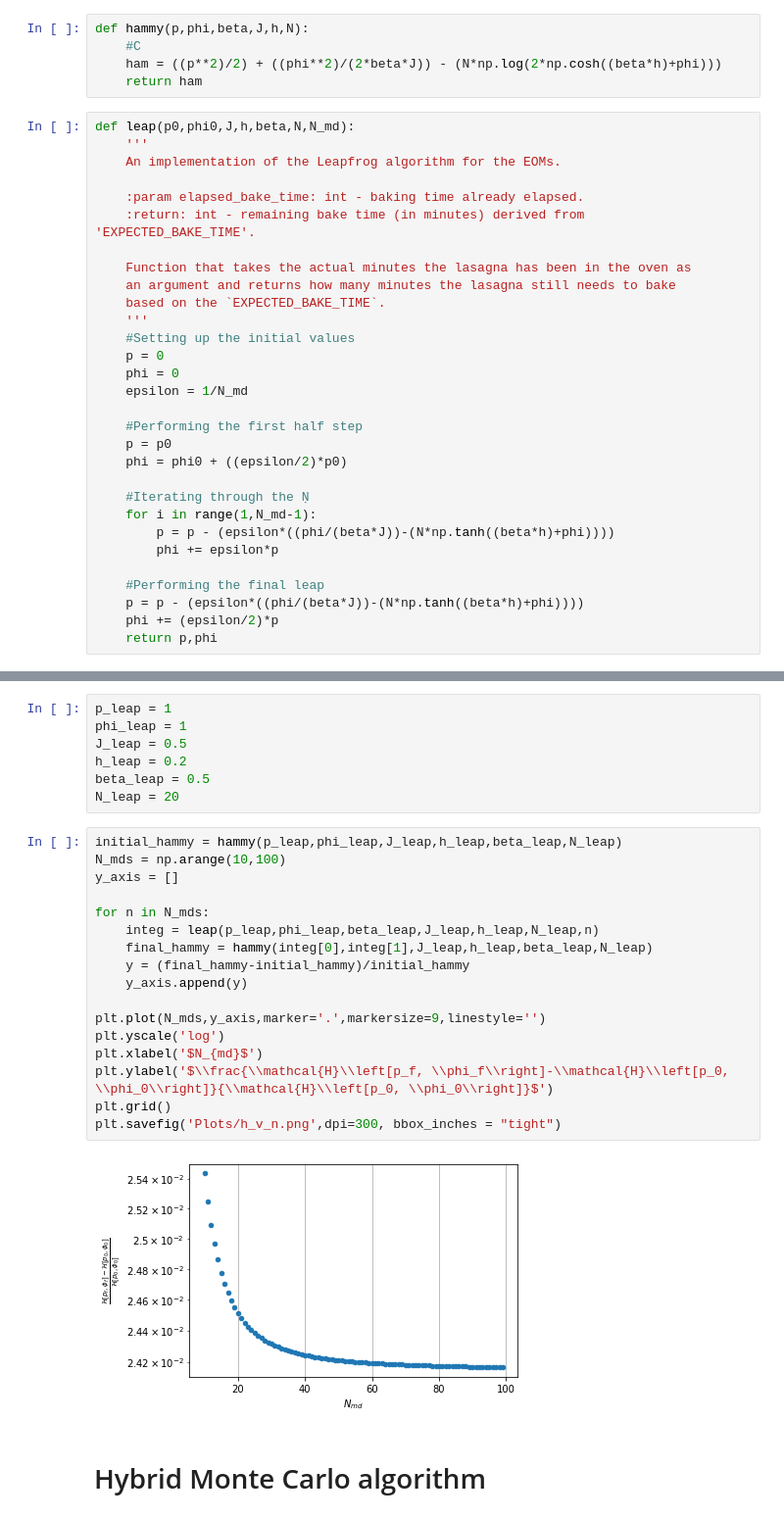
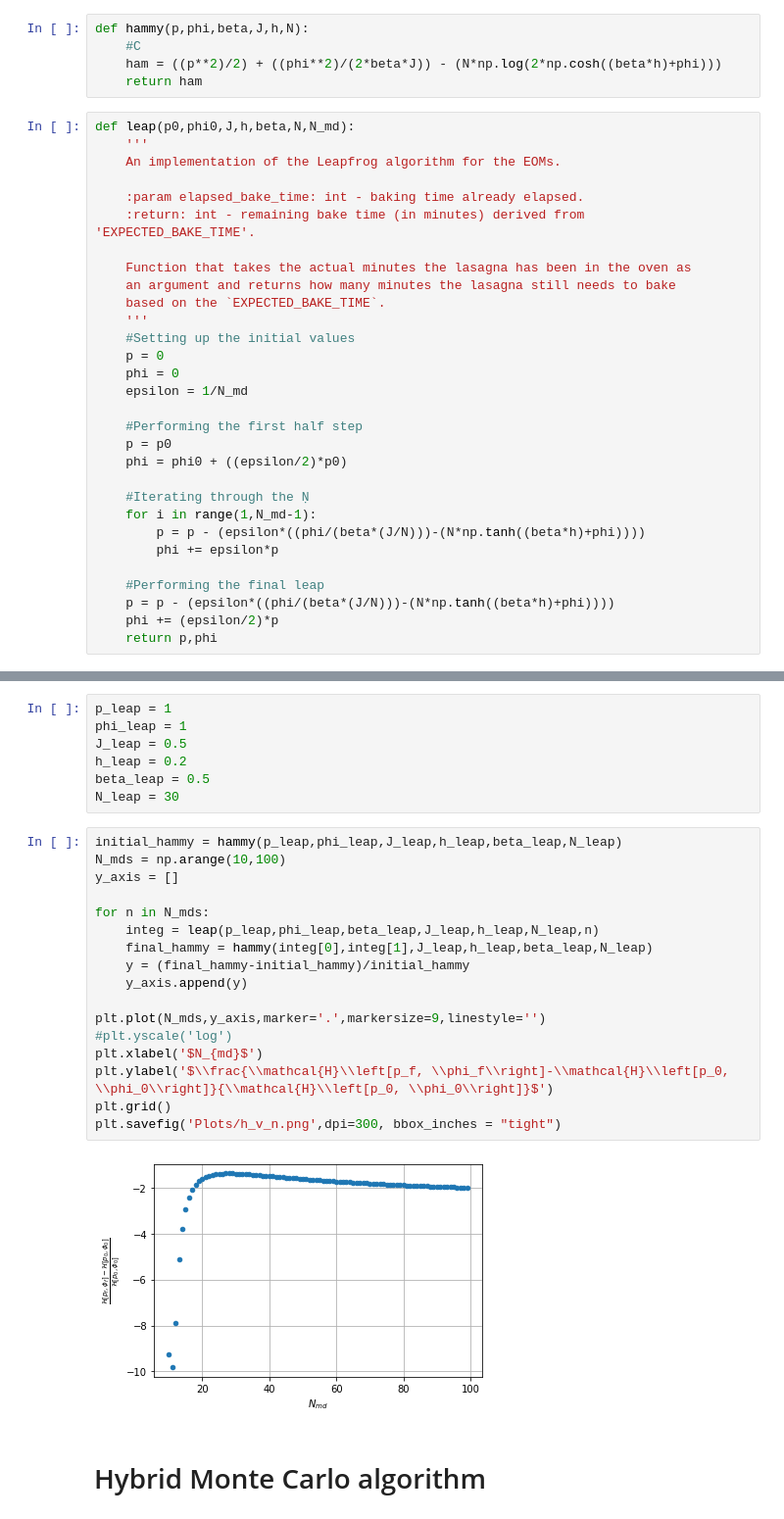
Before and after one commit to PugsGHub/compphyss, a Jupyter notebook: Sheet 3/Ising_HMC_sim.ipynb, the cells around one changed output, grey strips where cells are left out. Shown at 98% size. Saved outputs shown, nothing was run; the diff lists cells and outputs as text.

```diff
--- a/Sheet 3/Ising_HMC_sim.ipynb
+++ b/Sheet 3/Ising_HMC_sim.ipynb
@@ -44,11 +46,11 @@ def leap(p0,phi0,J,h,beta,N,N_md):
 
     #Iterating through the Ṇ
     for i in range(1,N_md-1):
-        p = p - (epsilon*((phi/(beta*J))-(N*np.tanh((beta*h)+phi))))
+        p = p - (epsilon*((phi/(beta*(J/N)))-(N*np.tanh((beta*h)+phi))))
         phi += epsilon*p
 
     #Performing the final leap
-    p = p - (epsilon*((phi/(beta*J))-(N*np.tanh((beta*h)+phi))))
+    p = p - (epsilon*((phi/(beta*(J/N)))-(N*np.tanh((beta*h)+phi))))
     phi += (epsilon/2)*p
     return p,phi
 # %% [markdown]
@@ -59,26 +61,26 @@ phi_leap = 1
 J_leap = 0.5
 h_leap = 0.2
 beta_leap = 0.5
-N_leap = 20
+N_leap = 30
 # %%
 initial_hammy = hammy(p_leap,phi_leap,J_leap,h_leap,beta_leap,N_leap)
 N_mds = np.arange(10,100)
 y_axis = []
 
 for n in N_mds:
     integ = leap(p_leap,phi_leap,beta_leap,J_leap,h_leap,N_leap,n)
     final_hammy = hammy(integ[0],integ[1],J_leap,h_leap,beta_leap,N_leap)
     y = (final_hammy-initial_hammy)/initial_hammy
     y_axis.append(y)
 
 plt.plot(N_mds,y_axis,marker='.',markersize=9,linestyle='')
-plt.yscale('log')
+#plt.yscale('log')
 plt.xlabel('$N_{md}$')
 plt.ylabel('$\\frac{\\mathcal{H}\\left[p_f, \\phi_f\\right]-\\mathcal{H}\\left[p_0, \\phi_0\\right]}{\\mathcal{H}\\left[p_0, \\phi_0\\right]}$')
 plt.grid()
 plt.savefig('Plots/h_v_n.png',dpi=300, bbox_inches = "tight")
 # %% [output]
-[figure, old version]
+[figure, new version]
 # %% [markdown]
 # Hybrid Monte Carlo algorithm
 # %%
```
Also changed, not shown: parts of 24 cells of this notebook, 6 other files.
